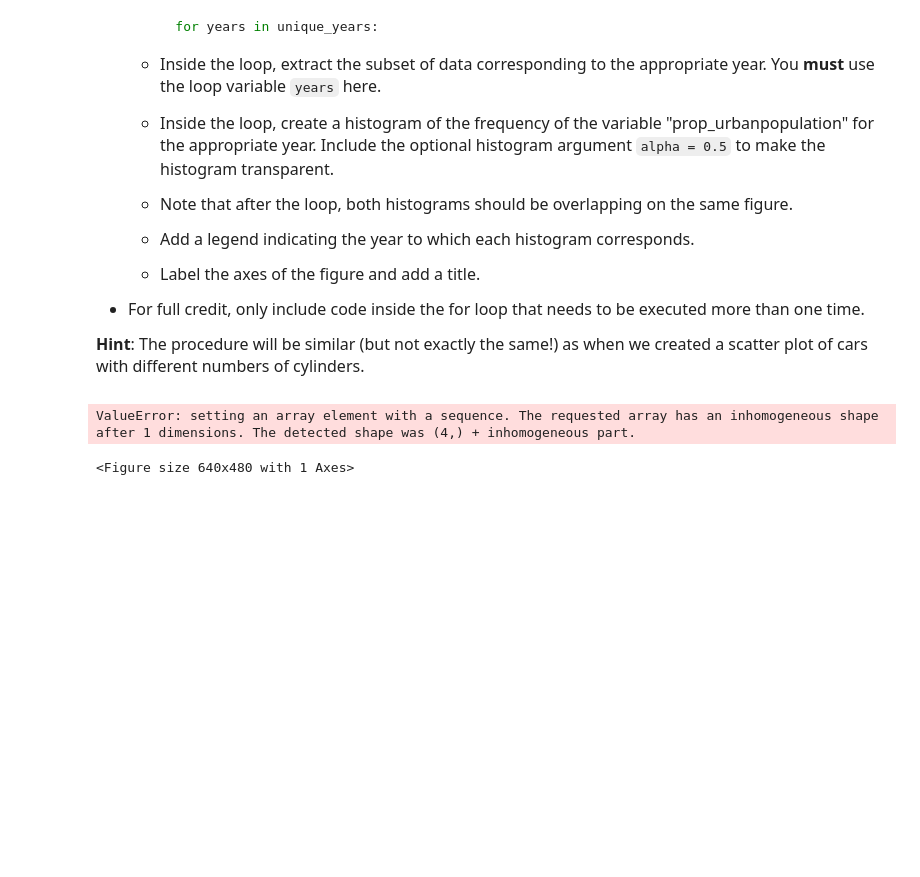
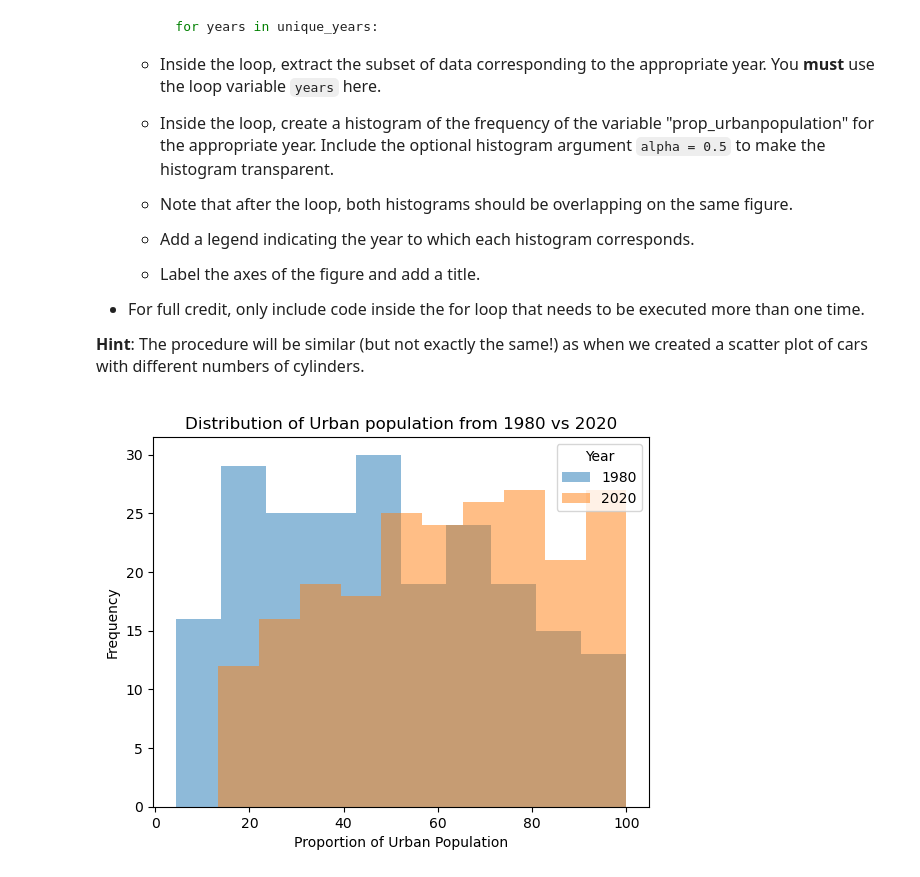
Before and after one commit to krisson381/datasci151spring2026, a Jupyter notebook: _assignments/assignment_7/Assignment7.ipynb, the cells around one changed output. Saved outputs shown, nothing was run; the diff lists cells and outputs as text; code cells hidden in the pictures; blank space fills up the shorter version.

```diff
--- a/_assignments/assignment_7/Assignment7.ipynb
+++ b/_assignments/assignment_7/Assignment7.ipynb
@@ -201,15 +178,19 @@ df_tall = df.query("`Height(in cm)` > @avg_height")
 **Hint**: The procedure will be similar (but not exactly the same!) as when we created a scatter plot of cars with different numbers of cylinders.
 # %%
 # Write your answer here:
-unique_years = df["year"].unique()
 df = pd.read_csv("data/wdi_urban.csv")
+unique_years = df['year'].unique()
 
 
 for years in unique_years:
-    plt.hist(x = df["year"], y = df["prop_urbanpopulation"], alpha = 0.5)
+    subset = df[df['year'] == years]
+    plt.hist(subset['prop_urbanpopulation'], alpha=0.5, label=str(years))
 
-plt.legend()
+plt.xlabel('Proportion of Urban Population')
+plt.ylabel('Frequency')
+plt.title('Distribution of Urban population from 1980 vs 2020')
+
+plt.legend(title = "Year")
 plt.show()
 # %% [output]
-ValueError: setting an array element with a sequence. The requested array has an inhomogeneous shape after 1 dimensions. The detected shape was (4,) + inhomogeneous part.
-<Figure size 640x480 with 1 Axes>
+[figure, added]
```
Also changed, not shown: parts of 3 cells of this notebook, 9 other files.
